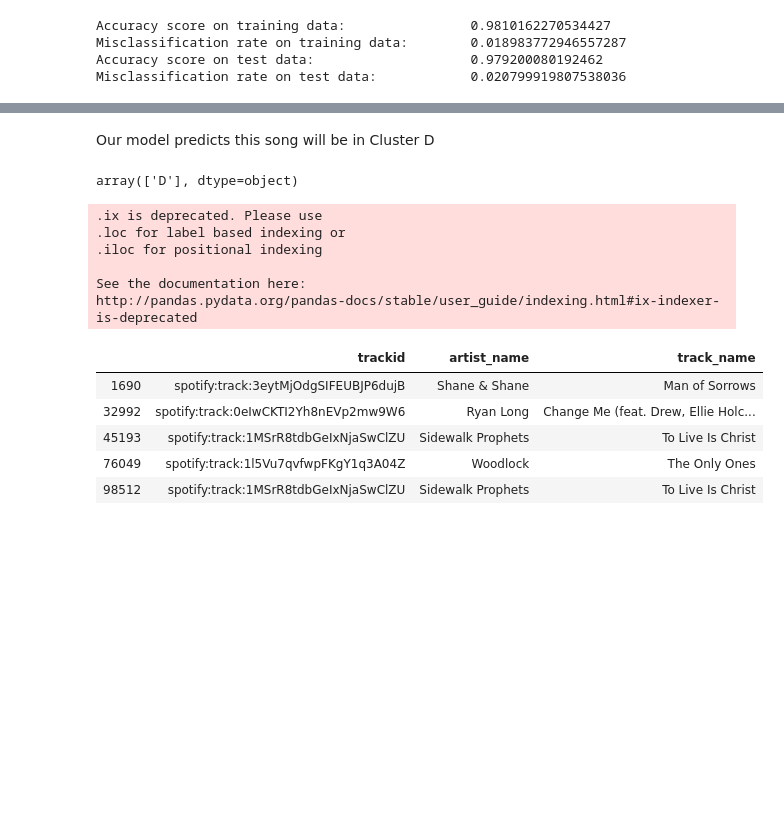
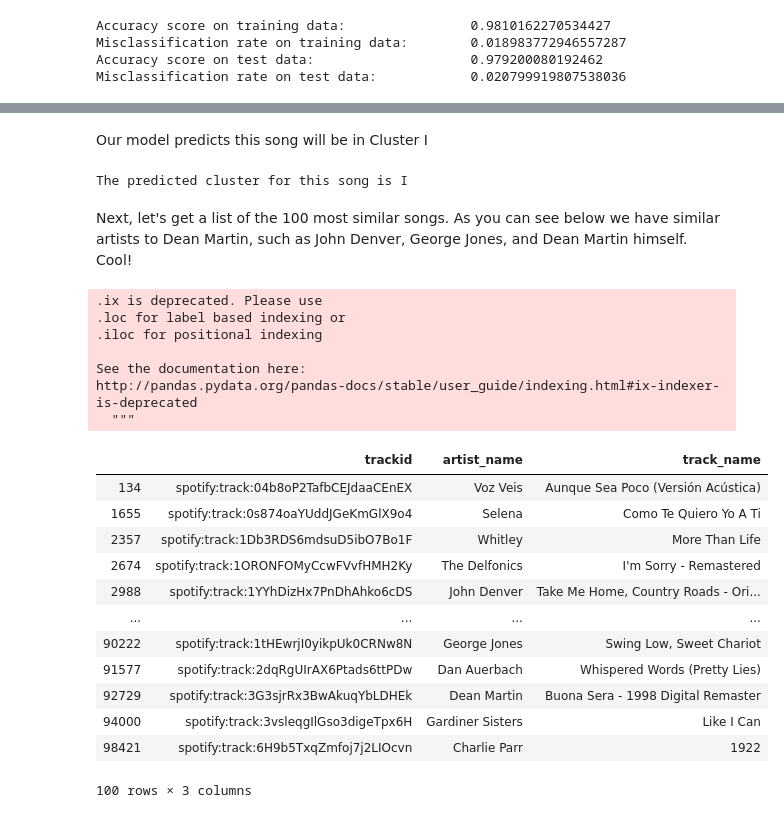
Before and after one commit to spotted-d/spotify-project, a Jupyter notebook: notebooks/group37_milestone3_eda_baseline_model.ipynb, the cells around one changed output, grey strips where cells are left out. Saved outputs shown, nothing was run; the diff lists cells and outputs as text; code cells hidden in the pictures; blank space fills up the shorter version.

```diff
--- a/notebooks/milestone3_eda_final.ipynb
+++ b/notebooks/group37_milestone3_eda_baseline_model.ipynb
@@ -570,0 +609,4 @@ playlist_data.iloc[playlist_data.index[playlist_data["trackid"] == X_test.index[
+# %%
+mapping = {0:'A', 1:'B', 2:'C', 3:'D', 4:'E', 5:'F', 6: 'G', 7:'H', 8:'I', 9:'K'}
+test_index = 0
+playlist_data.iloc[playlist_data.index[playlist_data["trackid"] == X_test.index[test_index]]]
@@ -571,26 +617,37 @@ playlist_data.iloc[playlist_data.index[playlist_data["trackid"] == X_test.index[
 # %% [markdown]
-Our model predicts this song will be in Cluster D
+Our model predicts this song will be in Cluster I
-# %%
-knn_chosen.predict(X_test.iloc[:1].to_numpy())
-# %% [output]
-array(['D'], dtype=object)
+# %%
+prediction = knn_chosen.predict(X_test.iloc[test_index].to_numpy().reshape(1,-1))[0]
+print(f"The predicted cluster for this song is {mapping[prediction]}")
+# %% [output]
+The predicted cluster for this song is I
+# %% [markdown]
+Next, let's get a list of the 100 most similar songs. As you can see below we have similar artists to Dean Martin, such as John Denver, George Jones, and Dean Martin himself. Cool!
 # %%
-# These are the indices of the 100 closest neighbors to John Mayer's "Only Heart"
-kneighbors_indices = knn_chosen.kneighbors(X_test.iloc[:1].to_numpy())[1].reshape(-1)
+# These are the indices of the 100 closest neighbors to our song of interest
+kneighbors_indices = knn_chosen.kneighbors(X_test.iloc[test_index].to_numpy().reshape(1,-1))[1].reshape(-1)
+
+# Let's get the track info for these 100
+playlist_data[playlist_data["trackid"].isin(X_train.ix[kneighbors_indices].index)]\
+    [["trackid", "artist_name", "track_name"]]
+# %% [output]
+.ix is deprecated. Please use
+.loc for label based indexing or
+.iloc for positional indexing
+
+See the documentation here:
+http://pandas.pydata.org/pandas-docs/stable/user_guide/indexing.html#ix-indexer-is-deprecated
+  """
+|  | trackid | artist_name | track_name |
+| 134 | spotify:track:04b8oP2TafbCEJdaaCEnEX | Voz Veis | Aunque Sea Poco (Versión Acústica) |
+| 1655 | spotify:track:0s874oaYUddJGeKmGlX9o4 | Selena | Como Te Quiero Yo A Ti |
+| 2357 | spotify:track:1Db3RDS6mdsuD5ibO7Bo1F | Whitley | More Than Life |
+| 2674 | spotify:track:1ORONFOMyCcwFVvfHMH2Ky | The Delfonics | I'm Sorry - Remastered |
+| 2988 | spotify:track:1YYhDizHx7PnDhAhko6cDS | John Denver | Take Me Home, Country Roads - Ori... |
+| ... | ... | ... | ... |
+| 90222 | spotify:track:1tHEwrjI0yikpUk0CRNw8N | George Jones | Swing Low, Sweet Chariot |
+| 91577 | spotify:track:2dqRgUIrAX6Ptads6ttPDw | Dan Auerbach | Whispered Words (Pretty Lies) |
+| 92729 | spotify:track:3G3sjrRx3BwAkuqYbLDHEk | Dean Martin | Buona Sera - 1998 Digital Remaster |
+| 94000 | spotify:track:3vsleqgIlGso3digeTpx6H | Gardiner Sisters | Like I Can |
+| 98421 | spotify:track:6H9b5TxqZmfoj7j2LIOcvn | Charlie Parr | 1922 |
+100 rows × 3 columns
-# %%
-# Let's get the track info for these 100
-playlist_data[playlist_data["trackid"].isin(X_train.ix[kneighbors_indices].index)]\
-    [["trackid", "artist_name", "track_name"]]
-# %% [output]
-.ix is deprecated. Please use
-.loc for label based indexing or
-.iloc for positional indexing
-
-See the documentation here:
-http://pandas.pydata.org/pandas-docs/stable/user_guide/indexing.html#ix-indexer-is-deprecated
-|  | trackid | artist_name | track_name |
-| 1690 | spotify:track:3eytMjOdgSIFEUBJP6dujB | Shane & Shane | Man of Sorrows |
-| 32992 | spotify:track:0eIwCKTI2Yh8nEVp2mw9W6 | Ryan Long | Change Me (feat. Drew, Ellie Holc... |
-| 45193 | spotify:track:1MSrR8tdbGeIxNjaSwClZU | Sidewalk Prophets | To Live Is Christ |
-| 76049 | spotify:track:1l5Vu7qvfwpFKgY1q3A04Z | Woodlock | The Only Ones |
-| 98512 | spotify:track:1MSrR8tdbGeIxNjaSwClZU | Sidewalk Prophets | To Live Is Christ |
```
Also changed, not shown: parts of 19 cells of this notebook, 1 other file.
